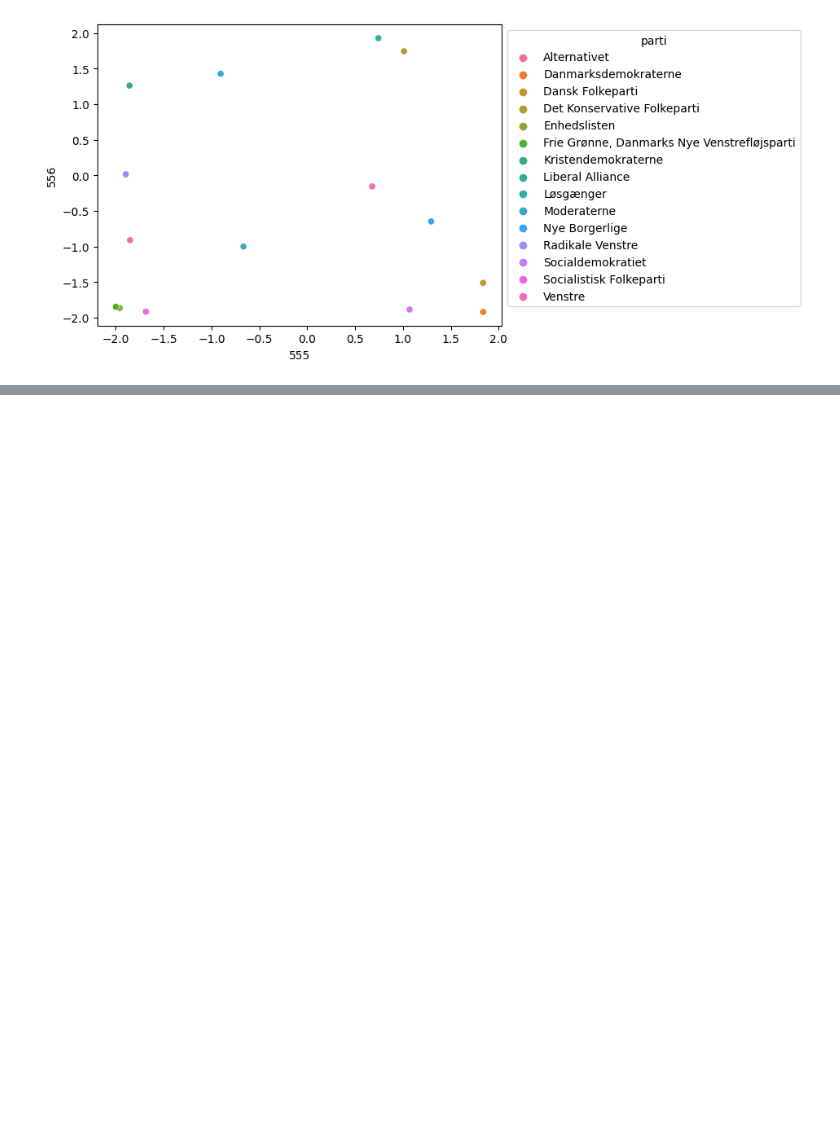
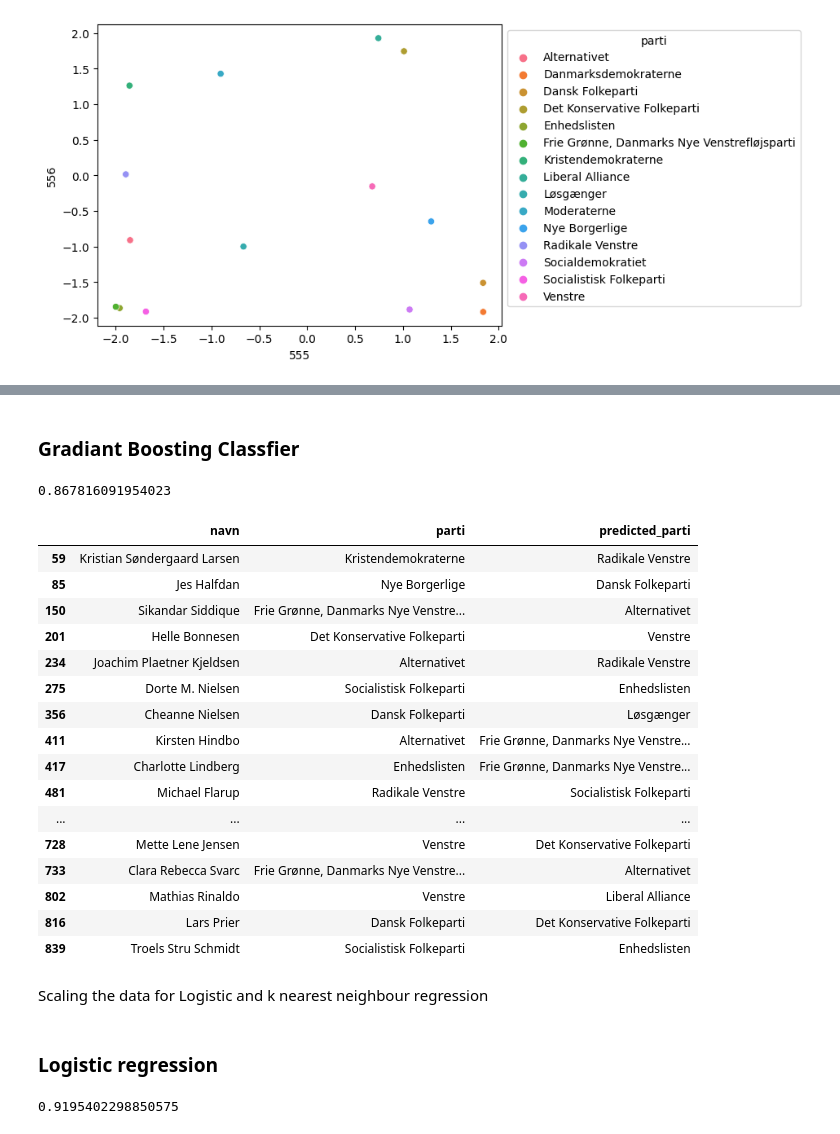
Before and after one commit to ASilins/mal1-2024, a Jupyter notebook: assignment-2/Candidate Test 2022 I.ipynb, the cells around one changed output, grey strips where cells are left out. Cells and saved outputs as stored; diff of their text form; code cells hidden in the pictures; blank space fills up the shorter version.

```diff
--- a/assignment-2/Candidate Test 2022 I.ipynb
+++ b/assignment-2/Candidate Test 2022 I.ipynb
@@ -177,0 +256,32 @@ sns.move_legend(ax, "upper left", bbox_to_anchor=(1, 1))
+# %% [markdown]
+### Gradiant Boosting Classfier
+# %%
+from sklearn.ensemble import GradientBoostingClassifier
+regressor = GradientBoostingClassifier(learning_rate=0.1, n_estimators=1000)
+regressor.fit(X_train, y_train)
+display(regressor.score(X_test, y_test))
+# %% [output]
+0.867816091954023
+# %%
+res = prediction_frame(regressor.predict(pred_data.values))
+res[res['parti'] != res['predicted_parti']]
+# %% [output]
+|  | navn | parti | predicted_parti |
+| 59 | Kristian Søndergaard Larsen | Kristendemokraterne | Radikale Venstre |
+| 85 | Jes Halfdan | Nye Borgerlige | Dansk Folkeparti |
+| 150 | Sikandar Siddique | Frie Grønne, Danmarks Nye Venstre... | Alternativet |
+| 201 | Helle Bonnesen | Det Konservative Folkeparti | Venstre |
+| 234 | Joachim Plaetner Kjeldsen | Alternativet | Radikale Venstre |
+| 275 | Dorte M. Nielsen | Socialistisk Folkeparti | Enhedslisten |
+| 356 | Cheanne Nielsen | Dansk Folkeparti | Løsgænger |
+| 411 | Kirsten Hindbo | Alternativet | Frie Grønne, Danmarks Nye Venstre... |
+| 417 | Charlotte Lindberg | Enhedslisten | Frie Grønne, Danmarks Nye Venstre... |
+| 481 | Michael Flarup | Radikale Venstre | Socialistisk Folkeparti |
+| ... | ... | ... | ... |
+| 728 | Mette Lene Jensen | Venstre | Det Konservative Folkeparti |
+| 733 | Clara Rebecca Svarc | Frie Grønne, Danmarks Nye Venstre... | Alternativet |
+| 802 | Mathias Rinaldo | Venstre | Liberal Alliance |
+| 816 | Lars Prier | Dansk Folkeparti | Det Konservative Folkeparti |
+| 839 | Troels Stru Schmidt | Socialistisk Folkeparti | Enhedslisten |
+# %% [markdown]
+Scaling the data for Logistic and k nearest neighbour regression
@@ -177,0 +293,10 @@ sns.move_legend(ax, "upper left", bbox_to_anchor=(1, 1))
+# %% [markdown]
+### Logistic regression
+# %%
+from sklearn.linear_model import LogisticRegression
+
+regressor = LogisticRegression(random_state = 403, max_iter=5000)
+regressor.fit(X_train, y_train)
+display(regressor.score(X_test, y_test))
+# %% [output]
+0.9195402298850575
```
Also changed, not shown: parts of 17 cells of this notebook.
